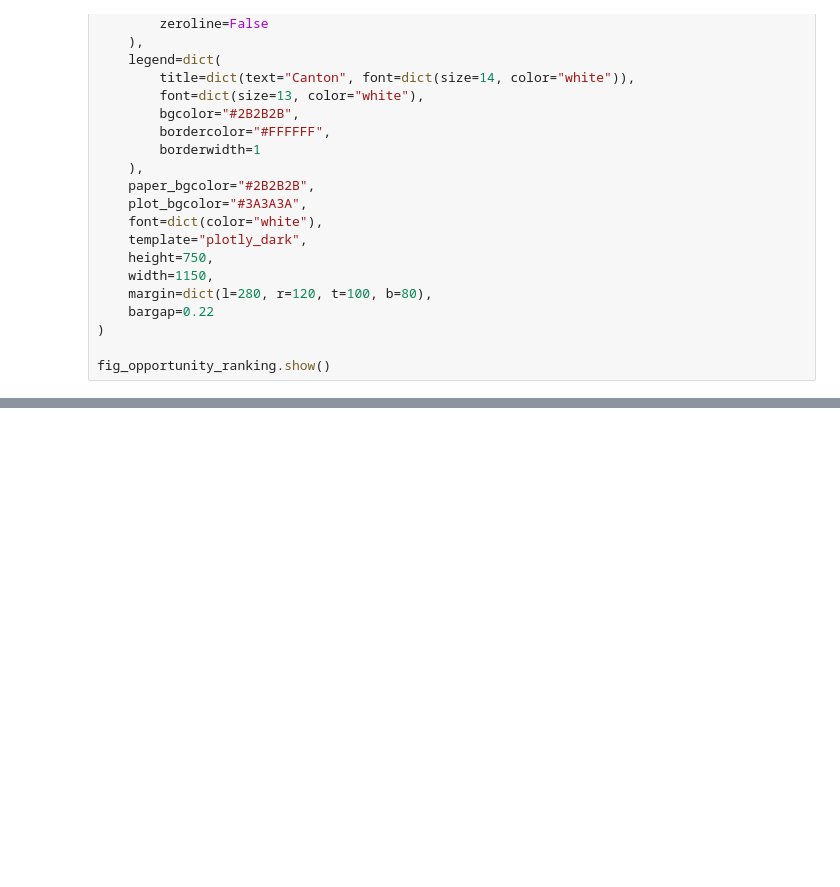
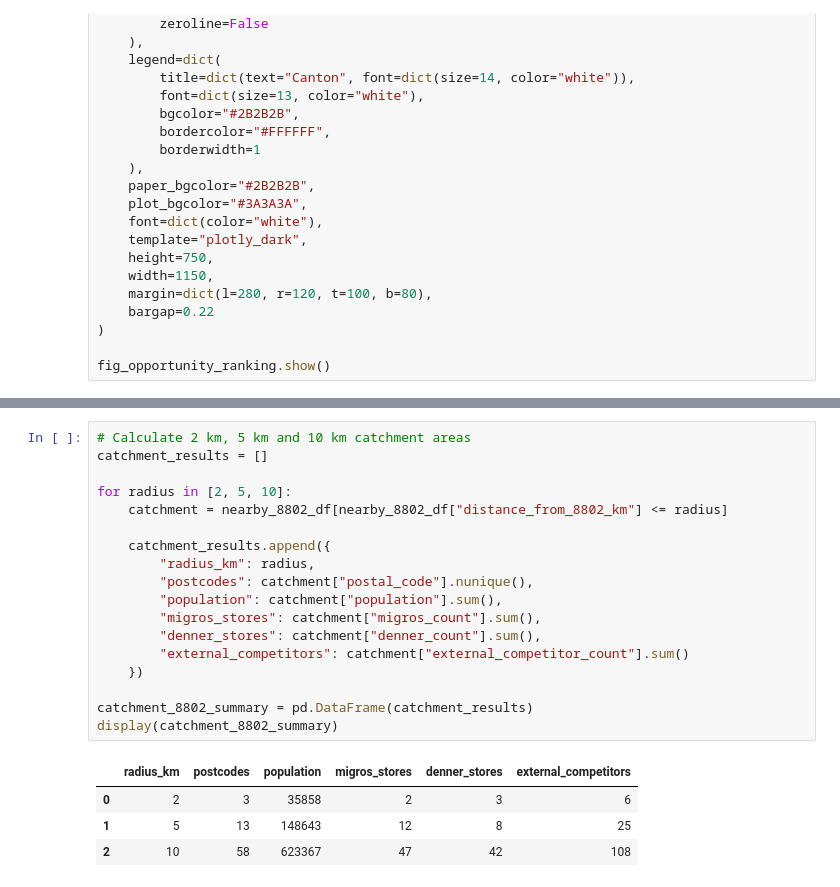
Before and after one commit to laravich/migros-store-location-analysis, a Jupyter notebook: 07_opportunity_analysis.ipynb, the cells around one changed output, grey strips where cells are left out. Drawn from its saved outputs; the diff is of its cells as text; blank space fills up the shorter version.

```diff
--- a/07_opportunity_analysis.ipynb
+++ b/07_opportunity_analysis.ipynb
@@ -1313,0 +1406,23 @@ fig_opportunity_ranking.show()
+# %%
+# Calculate 2 km, 5 km and 10 km catchment areas
+catchment_results = []
+
+for radius in [2, 5, 10]:
+    catchment = nearby_8802_df[nearby_8802_df["distance_from_8802_km"] <= radius]
+
+    catchment_results.append({
+        "radius_km": radius,
+        "postcodes": catchment["postal_code"].nunique(),
+        "population": catchment["population"].sum(),
+        "migros_stores": catchment["migros_count"].sum(),
+        "denner_stores": catchment["denner_count"].sum(),
+        "external_competitors": catchment["external_competitor_count"].sum()
+    })
+
+catchment_8802_summary = pd.DataFrame(catchment_results)
+display(catchment_8802_summary)
+# %% [output]
+|  | radius_km | postcodes | population | migros_stores | denner_stores | external_competitors |
+| 0 | 2 | 3 | 35858 | 2 | 3 | 6 |
+| 1 | 5 | 13 | 148643 | 12 | 8 | 25 |
+| 2 | 10 | 58 | 623367 | 47 | 42 | 108 |
```
Also changed, not shown: parts of 15 cells of this notebook.
